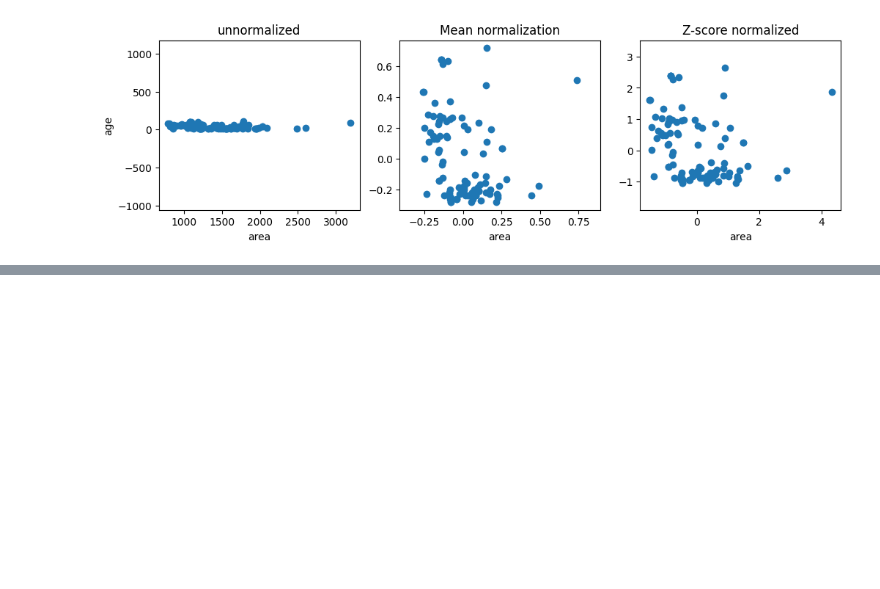
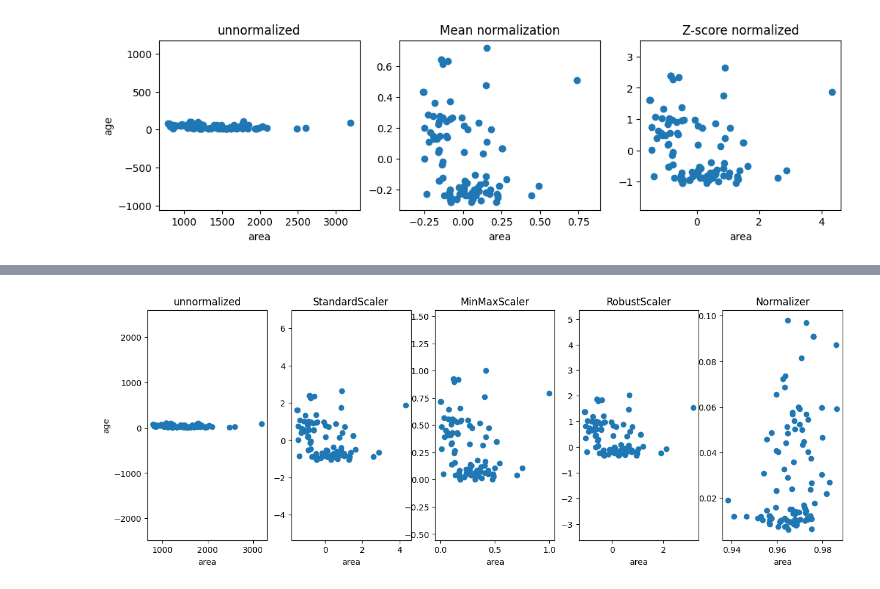
Before and after one commit to marslatt/ML-AI-notes, a Jupyter notebook: courses/3.08_Feature scaling.ipynb, the cells around one changed output, grey strips where cells are left out. Saved outputs shown, nothing was run; the diff lists cells and outputs as text; code cells hidden in the pictures; blank space fills up the shorter version.

```diff
--- a/courses/3.08_Feature scaling - z-score normalization.ipynb
+++ b/courses/3.08_Feature scaling.ipynb
@@ -26,14 +60,16 @@ data.head(20)
 | 18 | 1768.0 | 3.0 | 2.0 | 18.0 | 449.8 |
 | 19 | 1040.0 | 3.0 | 1.0 | 44.0 | 301.0 |
 # %%
-X_train = np.array(data.iloc[:, 0:4])
-X_features = ['area', 'bedrooms', 'floors', 'age']
-y_train = np.array(data.iloc[:, 4]) # 'price'
+# Split data to features and target
+X = np.array(data.iloc[:, 0:4])
+X_cols = ['area', 'bedrooms', 'floors', 'age']
+y = np.array(data.iloc[:, 4]) # 'price'
 
+# Plot
 fig, ax = plt.subplots(1, 4, figsize=(12, 3), sharey=True)
 for i in range(len(ax)):
-    ax[i].scatter(X_train[:,i], y_train)
-    ax[i].set_xlabel(X_features[i])
+    ax[i].scatter(X[:,i], y)
+    ax[i].set_xlabel(X_cols[i])
 ax[0].set_ylabel("price")
 plt.show()
 
@@ -75,0 +136,44 @@ plt.show()
+# %%
+from sklearn.preprocessing import StandardScaler
+from sklearn.preprocessing import MinMaxScaler
+from sklearn.preprocessing import RobustScaler
+from sklearn.preprocessing import Normalizer
+
+scaler = StandardScaler()
+ss_X = scaler.fit_transform(X)
+
+scaler = MinMaxScaler()
+mms_X = scaler.fit_transform(X)
+
+scaler = RobustScaler()
+rs_X = scaler.fit_transform(X)
+
+scaler = Normalizer()
+n_data = scaler.fit_transform(data)
+
+# Plot
+fig,ax=plt.subplots(1, 5, figsize=(15, 5))
+ax[0].scatter(X[:,0], X[:,3])
+ax[0].set_xlabel(X_cols[0]);
+ax[0].set_ylabel(X_cols[3]);
+ax[0].set_title("unnormalized")
+ax[0].axis('equal')
+ax[1].scatter(ss_X[:,0], ss_X[:,3])
+ax[1].set_xlabel(X_cols[0]);
+ax[1].set_title("StandardScaler")
+ax[1].axis('equal')
+ax[2].scatter(mms_X[:,0], mms_X[:,3])
+ax[2].set_xlabel(X_cols[0]);
+ax[2].set_title("MinMaxScaler")
+ax[2].axis('equal')
+ax[3].scatter(rs_X[:,0], rs_X[:,3])
+ax[3].set_xlabel(X_cols[0]);
+ax[3].set_title("RobustScaler")
+ax[3].axis('equal')
+ax[4].scatter(n_data[:,0], n_data[:,3])
+ax[4].set_xlabel(X_cols[0]);
+ax[4].set_title("Normalizer")
+ax[4].axis('equal')
+plt.show()
+# %% [output]
+[figure, added]
```
Also changed, not shown: parts of 3 cells of this notebook, 6 other files.
